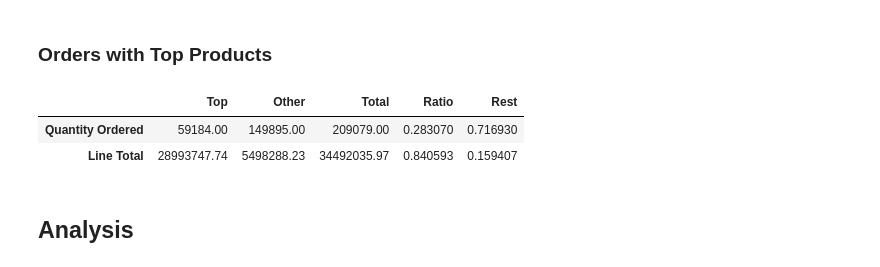
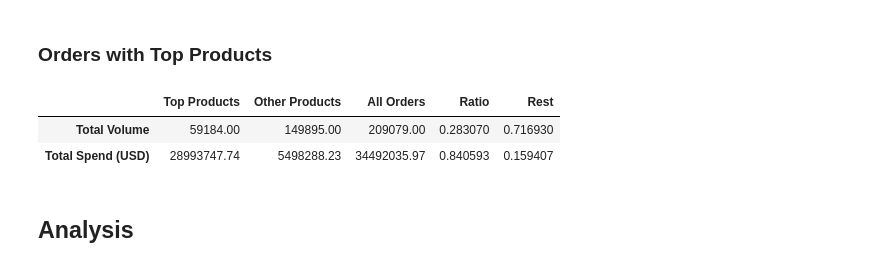
Before and after one commit to julrichkieffer/portfolio-data-science, a Jupyter notebook: 01 2019-sales/analysis.ipynb, the cells around one changed output. Cells and saved outputs as stored; diff of their text form; code cells hidden in the pictures.

```diff
--- a/01 2019-sales/analysis.ipynb
+++ b/01 2019-sales/analysis.ipynb
@@ -167,6 +175,14 @@ df['ordinal_Day'] = df['Order Date'].dt.day
 df['Day'] = df['Order Date'].dt.day_name()
 df['Week_Of_Month'] = df['Order Date'].apply(lambda r: week_of_month(r.month, r.day))
 
+# Round >= 40 minutes to the next hour
+#TODO https://blog.hubspot.com/website/pandas-if-else
+df['Minute'] = df['Order Date'].dt.minute
+df['Hour'] = df['Order Date'].dt.hour
+df.loc[df['Minute'] >= 45, 'Hour'] = 1 + df['Hour']
+df.loc[df['Hour'] >= 24, 'Hour'] = 0
+df.drop('Minute', axis=1, inplace=True)
+
 df.head()
 # %% [output]
 |  | Order ID | Product | Quantity Ordered | Price Each | Order Date | Purchase Address | Line Total | ... |
@@ -462,5 +523,10 @@ total_spend_and_volume_by_product = df \
     .agg({'Quantity Ordered': 'sum', 'Line Total': 'sum'}) \
     .sort_values(by='Line Total', ascending=False)
 
+total_spend_and_volume_by_product.rename(columns={
+    'Line Total': 'Total Spend (USD)',
+    'Quantity Ordered': 'Total Volume'
+    }, inplace=True)
+
 total_spend_and_volume_by_product
 # %% [output]
@@ -486,0 +659,4 @@ total_spend_and_volume_by_product
+# %%
+top_products_by_spend = total_spend_and_volume_by_product[:8]
+
+top_products_by_spend
@@ -546,26 +718,31 @@ total_spend_and_volume_by_order.describe()
 # %% [markdown]
 ### Orders with Top Products
 # %%
-lines_with_top_products = df[df['Product'].isin( list(top_products.index) )]
+lines_with_top_products = df[df['Product'].isin( list(top_products_by_spend.index) )]
 
 df['Top Product Order'] = df['Order ID'] \
     .isin( list(lines_with_top_products['Order ID'].unique()) )
 
 orders_with_top_products = df.groupby('Top Product Order') \
     .agg({'Quantity Ordered': 'sum', 'Line Total': 'sum'}) \
     .sort_values(by='Line Total', ascending=False)
 
-orders_with_top_products.set_index([pd.Index(['Top','Other'])], inplace=True)
+orders_with_top_products.rename(columns={
+    'Line Total': 'Total Spend (USD)',
+    'Quantity Ordered': 'Total Volume'
+    }, inplace=True)
+
+orders_with_top_products.set_index([pd.Index(['Top Products','Other Products'])], inplace=True)
 orders_with_top_products = orders_with_top_products.T
 
-orders_with_top_products['Total'] = orders_with_top_products['Top'] + orders_with_top_products['Other']
-orders_with_top_products['Ratio'] = orders_with_top_products['Top'] / orders_with_top_products['Total']
+orders_with_top_products['All Orders'] = orders_with_top_products['Top Products'] + orders_with_top_products['Other Products']
+orders_with_top_products['Ratio'] = orders_with_top_products['Top Products'] / orders_with_top_products['All Orders']
 orders_with_top_products['Rest'] = 1 - orders_with_top_products['Ratio']
 
 orders_with_top_products
 # %% [output]
-|  | Top | Other | Total | Ratio | Rest |
-| Quantity Ordered | 59184.00 | 149895.00 | 209079.00 | 0.283070 | 0.716930 |
-| Line Total | 28993747.74 | 5498288.23 | 34492035.97 | 0.840593 | 0.159407 |
+|  | Top Products | Other Products | All Orders | Ratio | Rest |
+| Total Volume | 59184.00 | 149895.00 | 209079.00 | 0.283070 | 0.716930 |
+| Total Spend (USD) | 28993747.74 | 5498288.23 | 34492035.97 | 0.840593 | 0.159407 |
 # %% [markdown]
 ## Analysis
```
Also changed, not shown: parts of 48 cells of this notebook.
